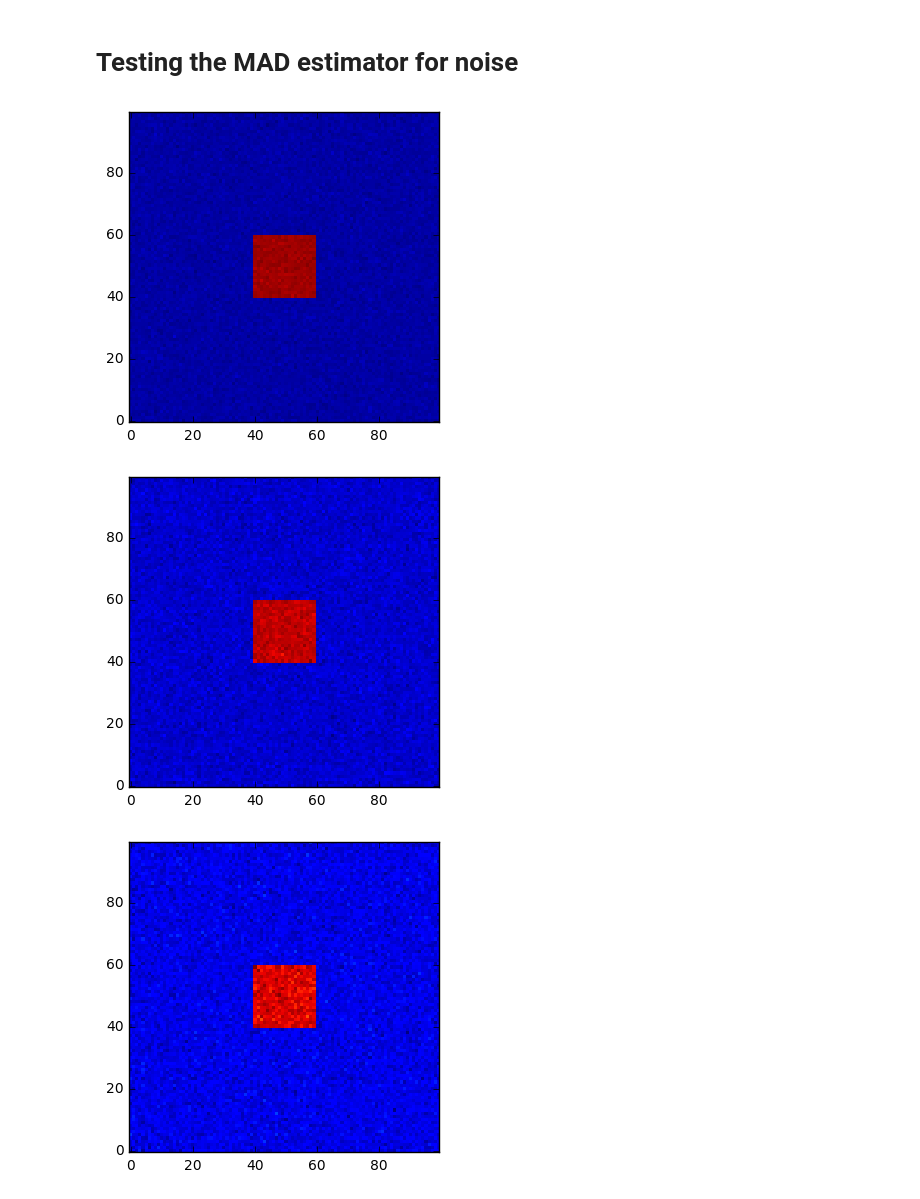
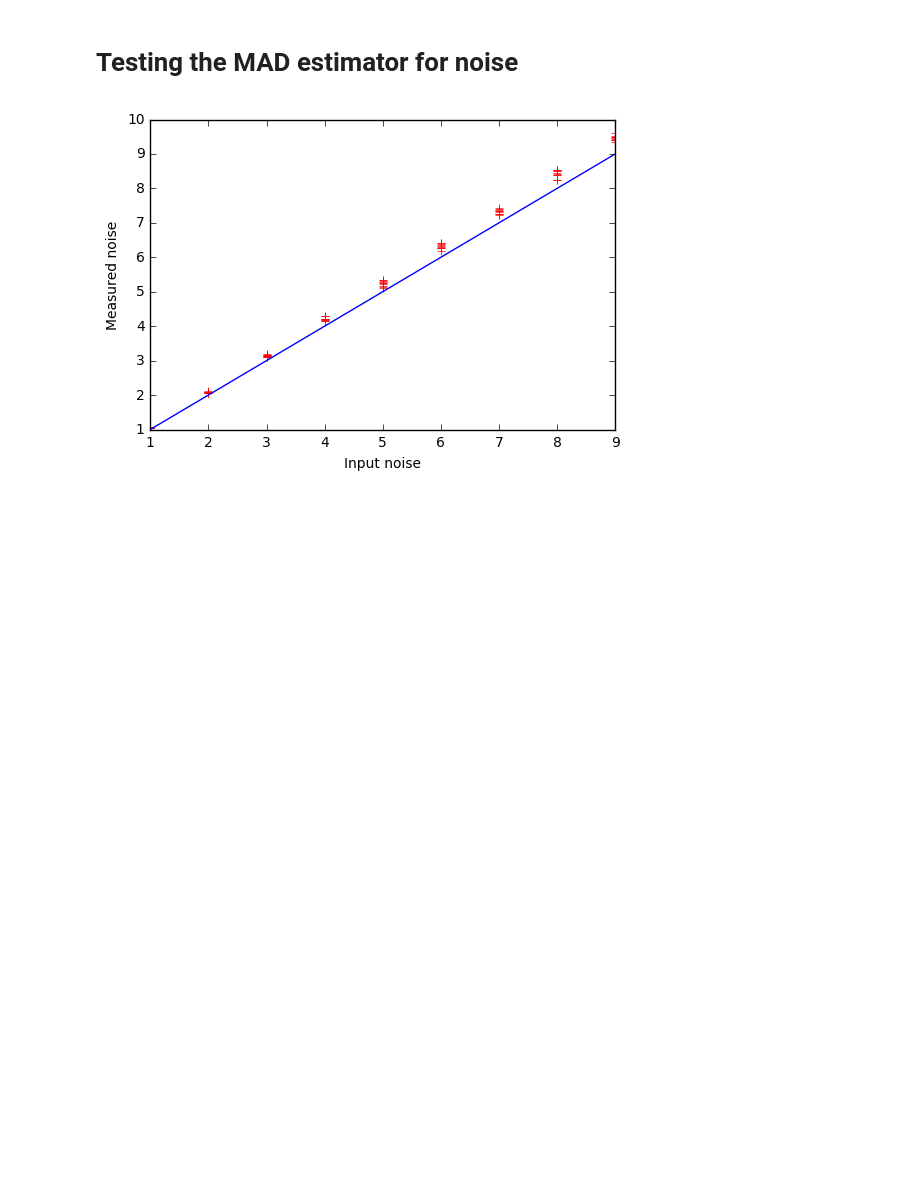
Before and after one commit to facero/filter-image, a Jupyter notebook: fill-gaps-noise.ipynb, the cells around one changed output. Cells and saved outputs as stored; diff of their text form; code cells hidden in the pictures; blank space fills up the shorter version.

Commit message:
running test plot N times

```diff
--- a/fill-gaps-noise.ipynb
+++ b/fill-gaps-noise.ipynb
@@ -51,26 +51,28 @@ plt.show()
 # %% [markdown]
 # Testing the MAD estimator for noise
 # %%
+Nsim=10
 scales=np.arange(1,10)
 std=[]
 
 for scale in scales:
     im = np.zeros((100,100))
     im[40:60,40:60] = 100
-    im = np.random.normal(im,scale=scale)
-    std.append(mad(im) )
+
+    std_=[]
+    for N in range(Nsim):
+        std_.append( mad( np.random.normal(im,scale=scale) )   )
+    std.append(std_)
 #    std.append(np.std(im) )
-    plt.imshow(im)
-    plt.show()
+#    plt.imshow(im)
+#    plt.show()
 
-plt.plot(scales,std,'ro')
+plt.plot(scales,std,'r+')
 plt.plot(scales,scales)
 
 plt.xlabel('Input noise')
 plt.ylabel('Measured noise')
 
 plt.show()
 # %% [output]
-[figure, old version]
+[figure, new version]
-[figure, removed]
-[figure, removed]
```
Also changed, not shown: parts of 1 cell of this notebook.
